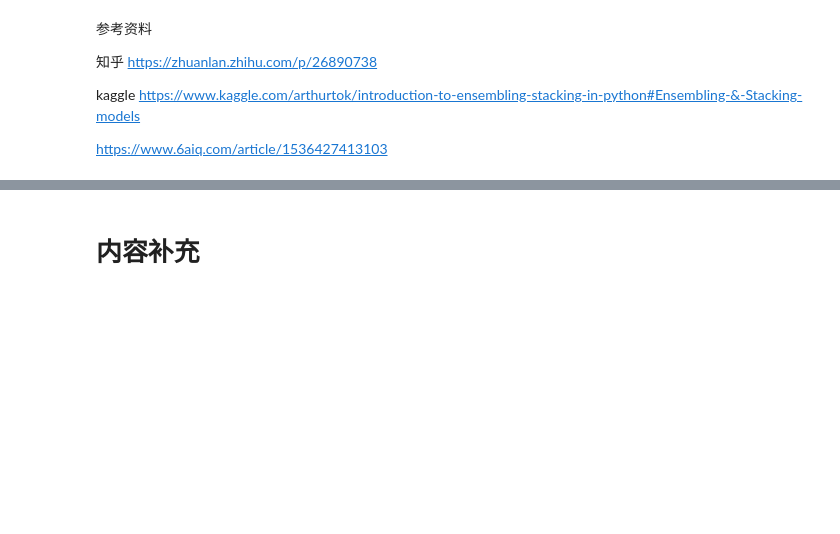
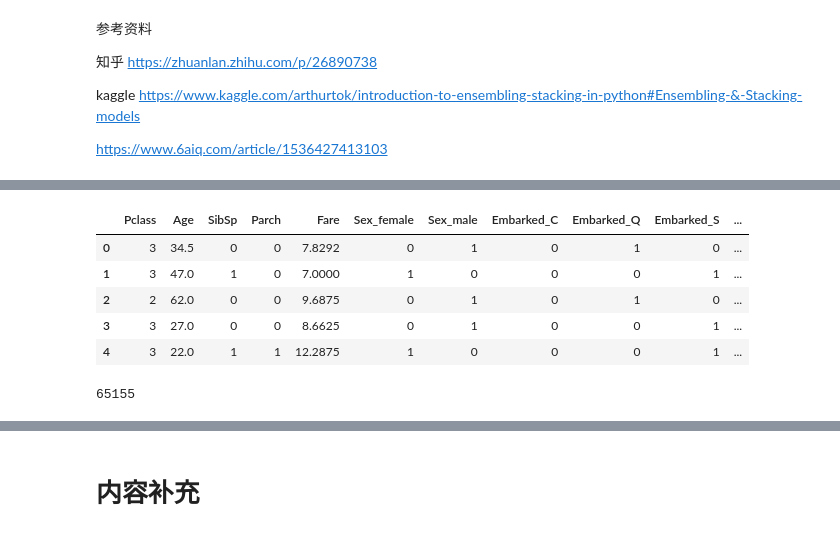
Before and after one commit to Miki123-gif/Competition-Training, a Jupyter notebook: 参照特征工程入门这本书.ipynb, the cells around one changed output, grey strips where cells are left out. Saved outputs shown, nothing was run; the diff lists cells and outputs as text; code cells hidden in the pictures; blank space fills up the shorter version.

```diff
--- a/参照特征工程入门这本书.ipynb
+++ b/参照特征工程入门这本书.ipynb
@@ -1327,0 +1349,3 @@ ntest = test.shape[0]
+# %%
+temp = test['Title'].value_counts()
+test['Title']=test['Title'].apply(lambda x:'Misc' if temp[x] < 10 else x)
@@ -1327,0 +1369,7 @@ ntest = test.shape[0]
+# %%
+# 填补缺失值，年龄的话先使用中位数进行填充
+test['Age'].fillna(test.Age.median(),inplace=True)
+test['Fare'].fillna(test.Fare.median(), inplace=True)
+# %%
+drop_list = ['PassengerId', 'Name', 'Cabin', 'Ticket']
+test.drop(drop_list, axis=1, inplace=True)
@@ -1327,0 +1385,13 @@ ntest = test.shape[0]
+# %%
+# 接下来要用哑变量对定类数据进行处理
+dummies_list = ['Sex', 'Embarked', 'Title']
+test = pd.get_dummies(test, columns=dummies_list)
+# %%
+test.head()
+# %% [output]
+|  | Pclass | Age | SibSp | Parch | Fare | Sex_female | Sex_male | Embarked_C | Embarked_Q | Embarked_S | ... |
+| 0 | 3 | 34.5 | 0 | 0 | 7.8292 | 0 | 1 | 0 | 1 | 0 | ... |
+| 1 | 3 | 47.0 | 1 | 0 | 7.0000 | 1 | 0 | 0 | 0 | 1 | ... |
+| 2 | 2 | 62.0 | 0 | 0 | 9.6875 | 0 | 1 | 0 | 1 | 0 | ... |
+| 3 | 3 | 27.0 | 0 | 0 | 8.6625 | 0 | 1 | 0 | 0 | 1 | ... |
+| 4 | 3 | 22.0 | 1 | 1 | 12.2875 | 1 | 0 | 0 | 0 | 1 | ... |
@@ -1327,0 +1409,5 @@ ntest = test.shape[0]
+# %%
+del test
+gc.collect()
+# %% [output]
+65155
```
Also changed, not shown: parts of 26 cells of this notebook.
